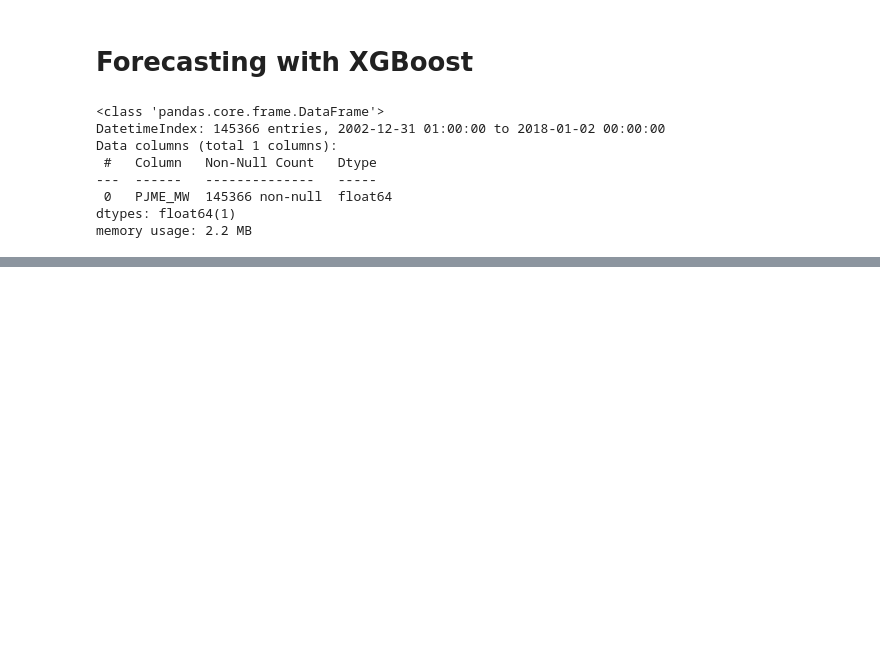
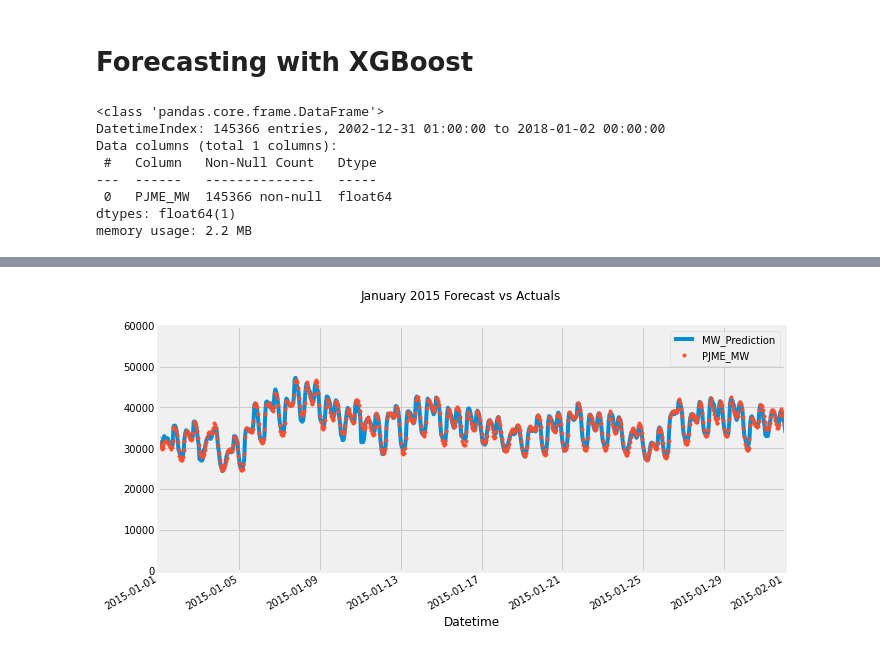
Before and after one commit to hiydavid/time-series, a Jupyter notebook: ts_forecasting_xgboost.ipynb, the cells around one changed output, grey strips where cells are left out. Drawn from its saved outputs; the diff is of its cells as text; code cells hidden in the pictures; blank space fills up the shorter version.

```diff
--- a/ts_forecasting_xgboost.ipynb
+++ b/ts_forecasting_xgboost.ipynb
@@ -77,0 +125,11 @@ Error:
+# %%
+# visualize prediction vs. actuals
+f, ax = plt.subplots(1)
+f.set_figheight(5)
+f.set_figwidth(10)
+_ = pjme_all[['MW_Prediction','PJME_MW']].plot(ax=ax, style=['-','.'])
+ax.set_xbound(lower='01-01-2015', upper='02-01-2015')
+ax.set_ylim(0, 60000)
+plot = plt.suptitle('January 2015 Forecast vs Actuals')
+# %% [output]
+[figure, added]
```
Also changed, not shown: parts of 21 cells of this notebook.
